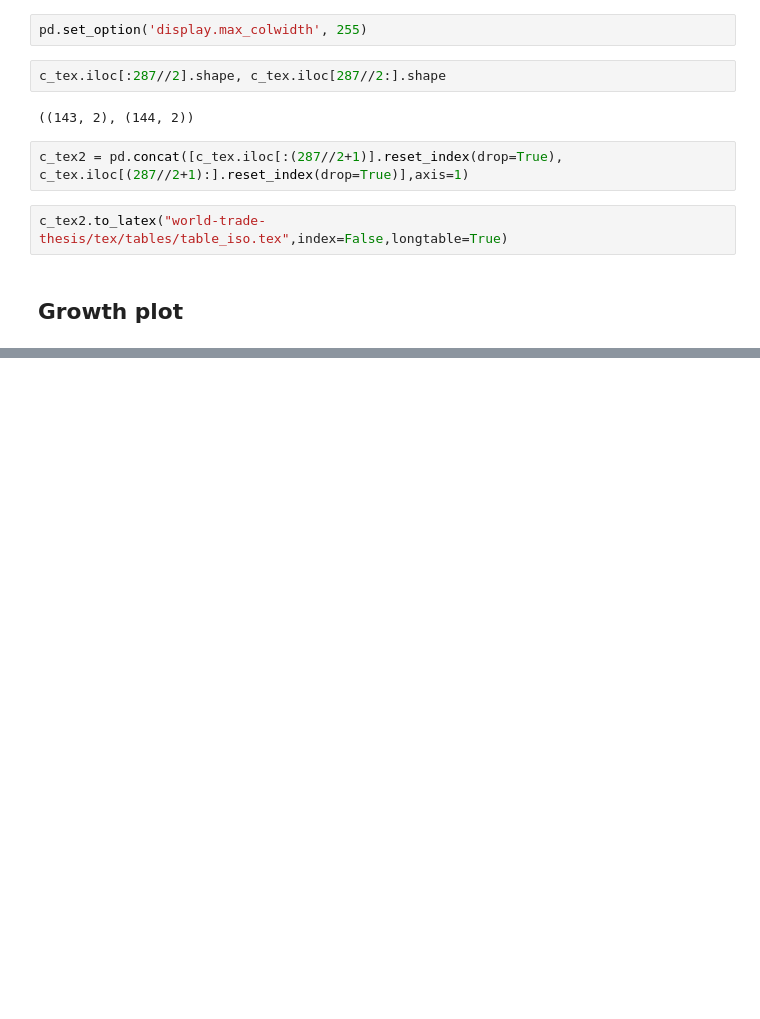
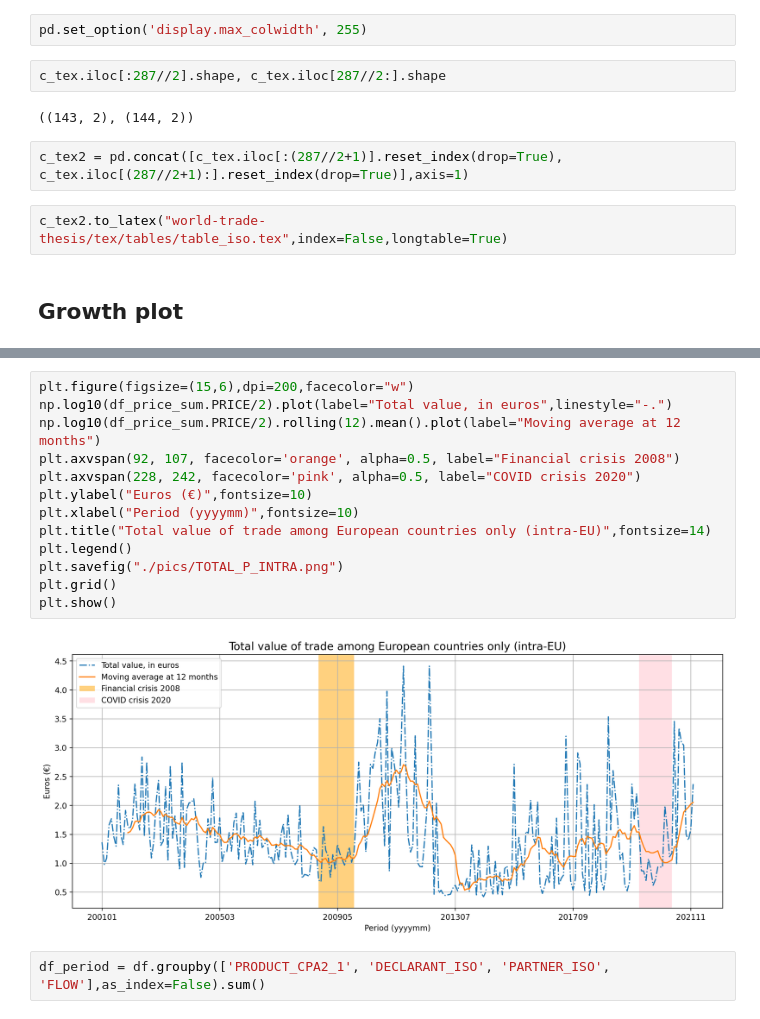
Before and after one commit to PietroDomi/world-trade-thesis, a Jupyter notebook: notebooks/thesis-plots.ipynb, the cells around one changed output, grey strips where cells are left out. Drawn from its saved outputs; the diff is of its cells as text; blank space fills up the shorter version.

```diff
--- a/notebooks/thesis-plots.ipynb
+++ b/notebooks/thesis-plots.ipynb
@@ -122,0 +272,17 @@ c_tex2.to_latex("world-trade-thesis/tex/tables/table_iso.tex",index=False,longta
+# %%
+plt.figure(figsize=(15,6),dpi=200,facecolor="w")
+np.log10(df_price_sum.PRICE/2).plot(label="Total value, in euros",linestyle="-.")
+np.log10(df_price_sum.PRICE/2).rolling(12).mean().plot(label="Moving average at 12 months")
+plt.axvspan(92, 107, facecolor='orange', alpha=0.5, label="Financial crisis 2008")
+plt.axvspan(228, 242, facecolor='pink', alpha=0.5, label="COVID crisis 2020")
+plt.ylabel("Euros (€)",fontsize=10)
+plt.xlabel("Period (yyyymm)",fontsize=10)
+plt.title("Total value of trade among European countries only (intra-EU)",fontsize=14)
+plt.legend()
+plt.savefig("./pics/TOTAL_P_INTRA.png")
+plt.grid()
+plt.show()
+# %% [output]
+[figure, added]
+# %%
+df_period = df.groupby(['PRODUCT_CPA2_1', 'DECLARANT_ISO', 'PARTNER_ISO', 'FLOW'],as_index=False).sum()
```
Also changed, not shown: parts of 73 cells of this notebook, 12 other files.
